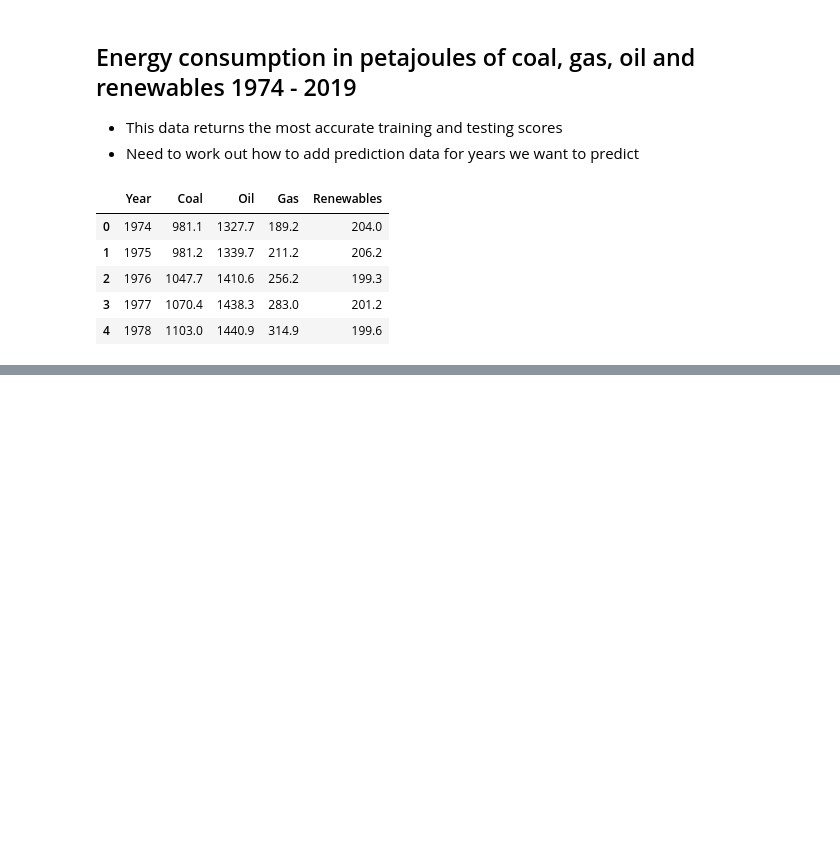
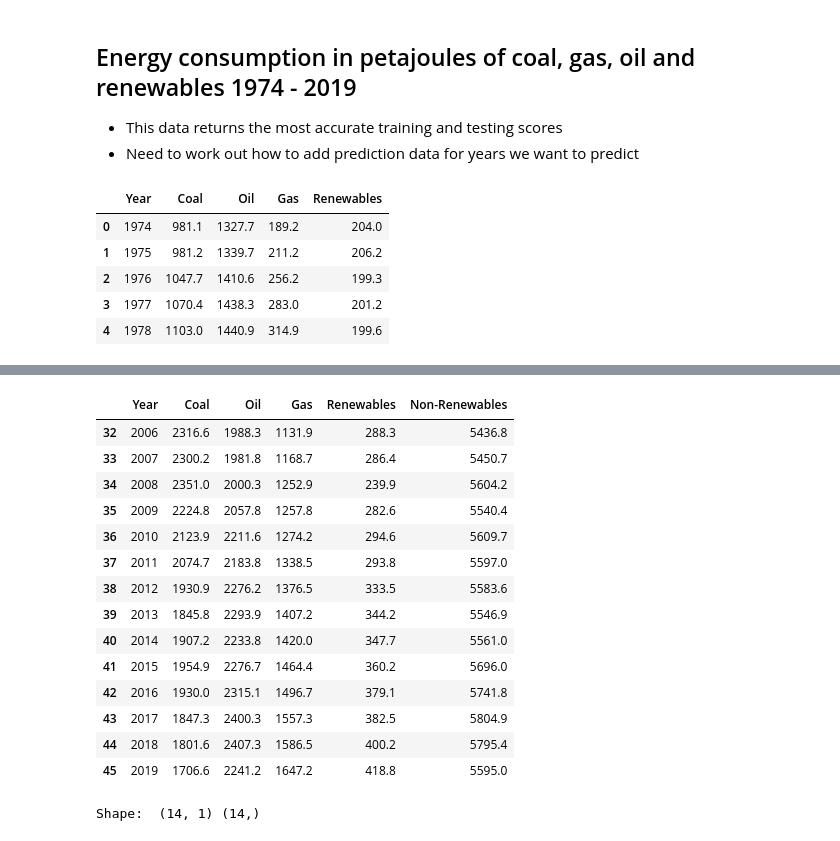
Before and after one commit to Carly-Jane/Australian_Energy_Insights, a Jupyter notebook: notebooks/machine_learning.ipynb, the cells around one changed output, grey strips where cells are left out. Cells and saved outputs as stored; diff of their text form; code cells hidden in the pictures; blank space fills up the shorter version.

Commit message:
machine learning updated

```diff
--- a/notebooks/machine_learning.ipynb
+++ b/notebooks/machine_learning.ipynb
@@ -352,0 +348,27 @@ MSE: 0.2762950796973085, R2: 0.998638334936979
+# %%
+energy_consumption_limited = energy_consumption.loc[energy_consumption['Year'] >= 2006]
+energy_consumption_limited
+# %% [output]
+|  | Year | Coal | Oil | Gas | Renewables | Non-Renewables |
+| 32 | 2006 | 2316.6 | 1988.3 | 1131.9 | 288.3 | 5436.8 |
+| 33 | 2007 | 2300.2 | 1981.8 | 1168.7 | 286.4 | 5450.7 |
+| 34 | 2008 | 2351.0 | 2000.3 | 1252.9 | 239.9 | 5604.2 |
+| 35 | 2009 | 2224.8 | 2057.8 | 1257.8 | 282.6 | 5540.4 |
+| 36 | 2010 | 2123.9 | 2211.6 | 1274.2 | 294.6 | 5609.7 |
+| 37 | 2011 | 2074.7 | 2183.8 | 1338.5 | 293.8 | 5597.0 |
+| 38 | 2012 | 1930.9 | 2276.2 | 1376.5 | 333.5 | 5583.6 |
+| 39 | 2013 | 1845.8 | 2293.9 | 1407.2 | 344.2 | 5546.9 |
+| 40 | 2014 | 1907.2 | 2233.8 | 1420.0 | 347.7 | 5561.0 |
+| 41 | 2015 | 1954.9 | 2276.7 | 1464.4 | 360.2 | 5696.0 |
+| 42 | 2016 | 1930.0 | 2315.1 | 1496.7 | 379.1 | 5741.8 |
+| 43 | 2017 | 1847.3 | 2400.3 | 1557.3 | 382.5 | 5804.9 |
+| 44 | 2018 | 1801.6 | 2407.3 | 1586.5 | 400.2 | 5795.4 |
+| 45 | 2019 | 1706.6 | 2241.2 | 1647.2 | 418.8 | 5595.0 |
+# %%
+#Recent Coal usage machine learning
+X = energy_consumption_limited['Year'].values.reshape(-1, 1)
+y = energy_consumption_limited['Coal']
+
+print("Shape: ", X.shape, y.shape)
+# %% [output]
+Shape:  (14, 1) (14,)
```
Also changed, not shown: parts of 28 cells of this notebook, 8 other files.
